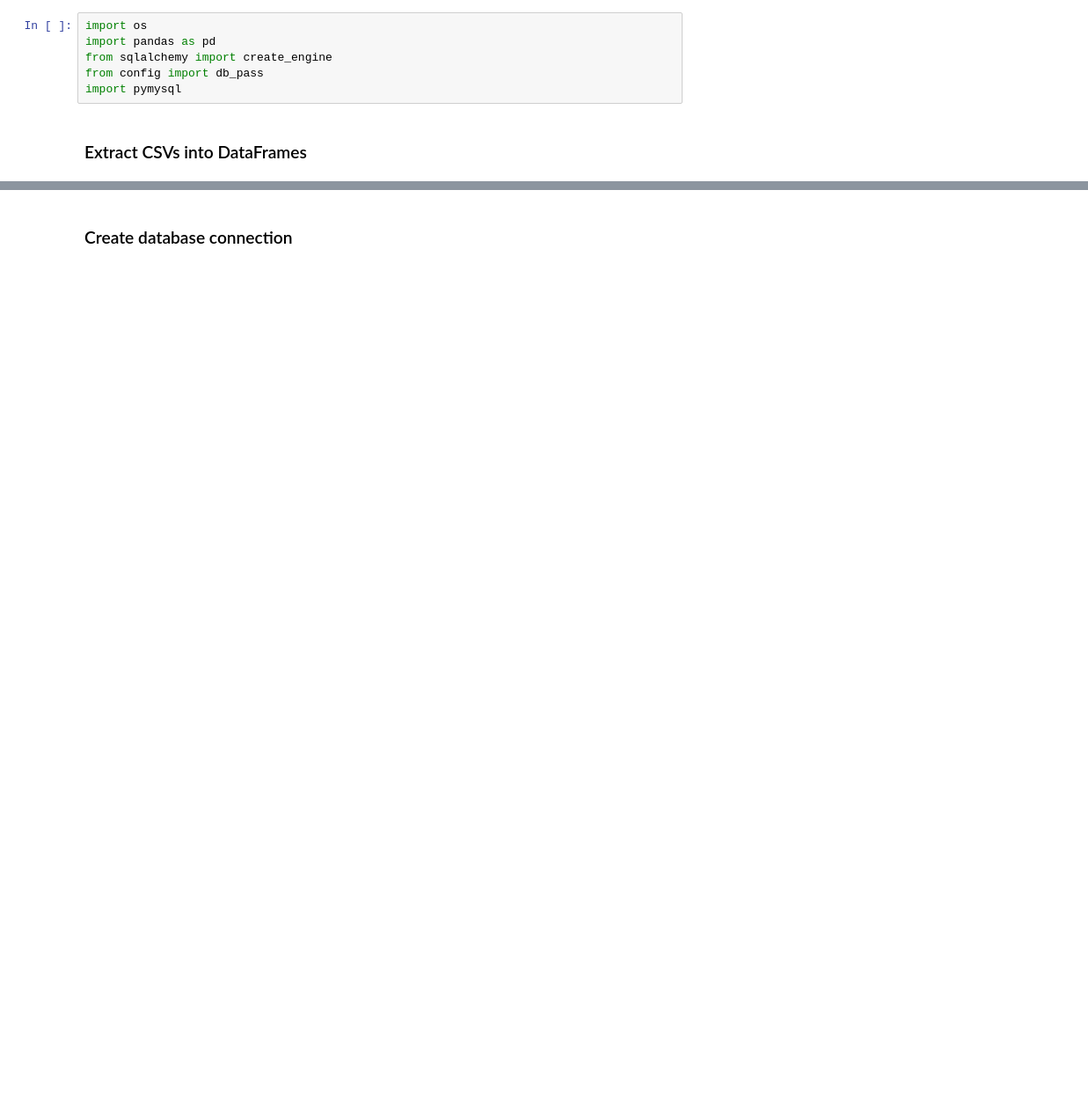
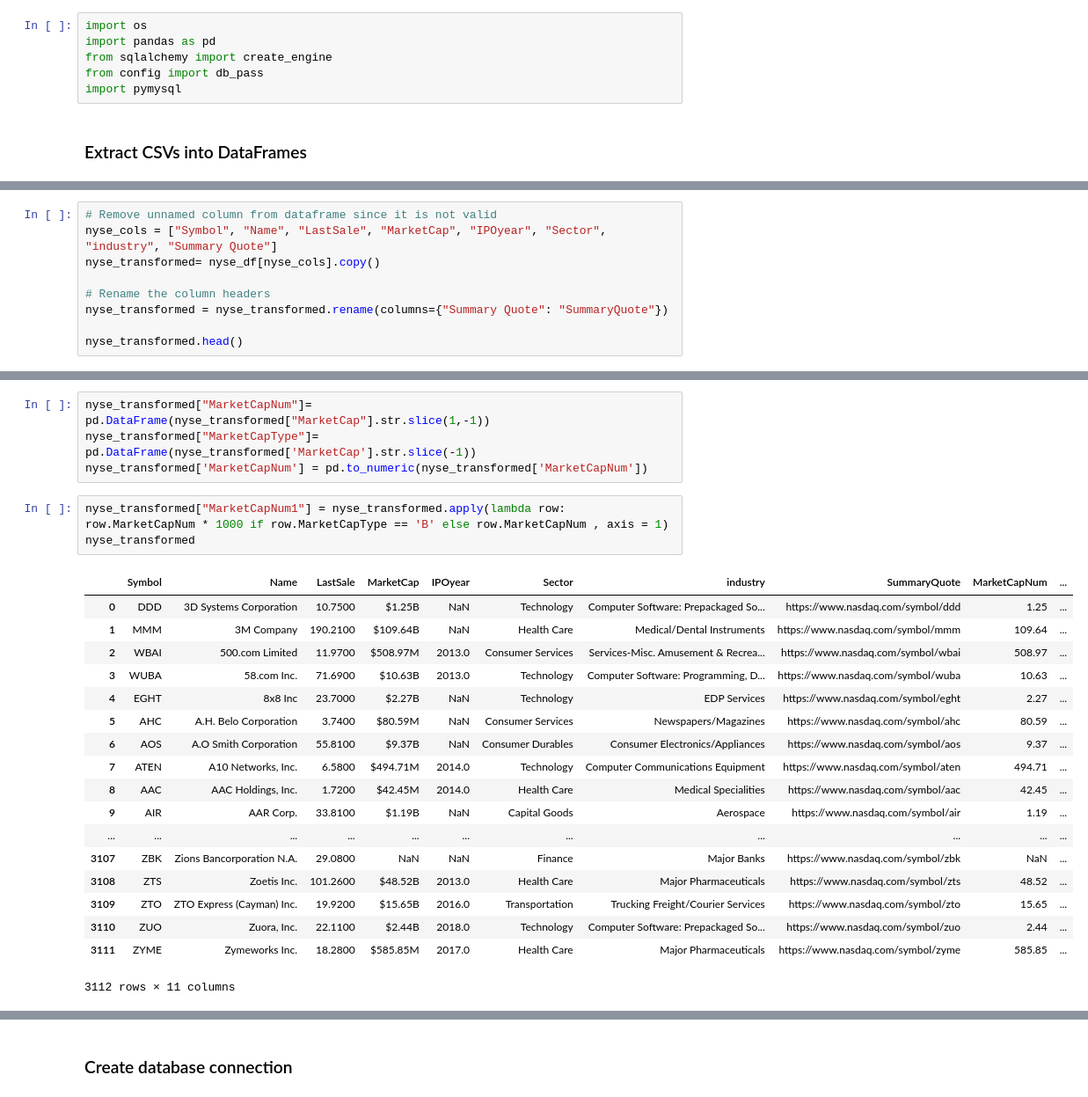
Before and after one commit to jcrossru/ETL_project, a Jupyter notebook: companylist_nyse.ipynb, the cells around one changed output, grey strips where cells are left out. Shown: that part at 88% size. Saved outputs shown, nothing was run; the diff lists cells and outputs as text; blank space fills up the shorter version.

```diff
--- a/companylist_nyse.ipynb
+++ b/companylist_nyse.ipynb
@@ -21,0 +20,9 @@ nyse_df.head()
+# %%
+# Remove unnamed column from dataframe since it is not valid
+nyse_cols = ["Symbol", "Name", "LastSale", "MarketCap", "IPOyear", "Sector", "industry", "Summary Quote"]
+nyse_transformed= nyse_df[nyse_cols].copy()
+
+# Rename the column headers
+nyse_transformed = nyse_transformed.rename(columns={"Summary Quote": "SummaryQuote"})
+
+nyse_transformed.head()
@@ -21,0 +36,26 @@ nyse_df.head()
+# %%
+nyse_transformed["MarketCapNum"]= pd.DataFrame(nyse_transformed["MarketCap"].str.slice(1,-1))
+nyse_transformed["MarketCapType"]= pd.DataFrame(nyse_transformed['MarketCap'].str.slice(-1))
+nyse_transformed['MarketCapNum'] = pd.to_numeric(nyse_transformed['MarketCapNum'])
+# %%
+nyse_transformed["MarketCapNum1"] = nyse_transformed.apply(lambda row: row.MarketCapNum * 1000 if row.MarketCapType == 'B' else row.MarketCapNum , axis = 1)
+nyse_transformed
+# %% [output]
+|  | Symbol | Name | LastSale | MarketCap | IPOyear | Sector | industry | SummaryQuote | MarketCapNum | ... |
+| 0 | DDD | 3D Systems Corporation | 10.7500 | $1.25B | NaN | Technology | Computer Software: Prepackaged So... | https://www.nasdaq.com/symbol/ddd | 1.25 | ... |
+| 1 | MMM | 3M Company | 190.2100 | $109.64B | NaN | Health Care | Medical/Dental Instruments | https://www.nasdaq.com/symbol/mmm | 109.64 | ... |
+| 2 | WBAI | 500.com Limited | 11.9700 | $508.97M | 2013.0 | Consumer Services | Services-Misc. Amusement & Recrea... | https://www.nasdaq.com/symbol/wbai | 508.97 | ... |
+| 3 | WUBA | 58.com Inc. | 71.6900 | $10.63B | 2013.0 | Technology | Computer Software: Programming, D... | https://www.nasdaq.com/symbol/wuba | 10.63 | ... |
+| 4 | EGHT | 8x8 Inc | 23.7000 | $2.27B | NaN | Technology | EDP Services | https://www.nasdaq.com/symbol/eght | 2.27 | ... |
+| 5 | AHC | A.H. Belo Corporation | 3.7400 | $80.59M | NaN | Consumer Services | Newspapers/Magazines | https://www.nasdaq.com/symbol/ahc | 80.59 | ... |
+| 6 | AOS | A.O Smith Corporation | 55.8100 | $9.37B | NaN | Consumer Durables | Consumer Electronics/Appliances | https://www.nasdaq.com/symbol/aos | 9.37 | ... |
+| 7 | ATEN | A10 Networks, Inc. | 6.5800 | $494.71M | 2014.0 | Technology | Computer Communications Equipment | https://www.nasdaq.com/symbol/aten | 494.71 | ... |
+| 8 | AAC | AAC Holdings, Inc. | 1.7200 | $42.45M | 2014.0 | Health Care | Medical Specialities | https://www.nasdaq.com/symbol/aac | 42.45 | ... |
+| 9 | AIR | AAR Corp. | 33.8100 | $1.19B | NaN | Capital Goods | Aerospace | https://www.nasdaq.com/symbol/air | 1.19 | ... |
+| ... | ... | ... | ... | ... | ... | ... | ... | ... | ... | ... |
+| 3107 | ZBK | Zions Bancorporation N.A. | 29.0800 | NaN | NaN | Finance | Major Banks | https://www.nasdaq.com/symbol/zbk | NaN | ... |
+| 3108 | ZTS | Zoetis Inc. | 101.2600 | $48.52B | 2013.0 | Health Care | Major Pharmaceuticals | https://www.nasdaq.com/symbol/zts | 48.52 | ... |
+| 3109 | ZTO | ZTO Express (Cayman) Inc. | 19.9200 | $15.65B | 2016.0 | Transportation | Trucking Freight/Courier Services | https://www.nasdaq.com/symbol/zto | 15.65 | ... |
+| 3110 | ZUO | Zuora, Inc. | 22.1100 | $2.44B | 2018.0 | Technology | Computer Software: Prepackaged So... | https://www.nasdaq.com/symbol/zuo | 2.44 | ... |
+| 3111 | ZYME | Zymeworks Inc. | 18.2800 | $585.85M | 2017.0 | Health Care | Major Pharmaceuticals | https://www.nasdaq.com/symbol/zyme | 585.85 | ... |
+3112 rows × 11 columns
```
Also changed, not shown: parts of 9 cells of this notebook.
